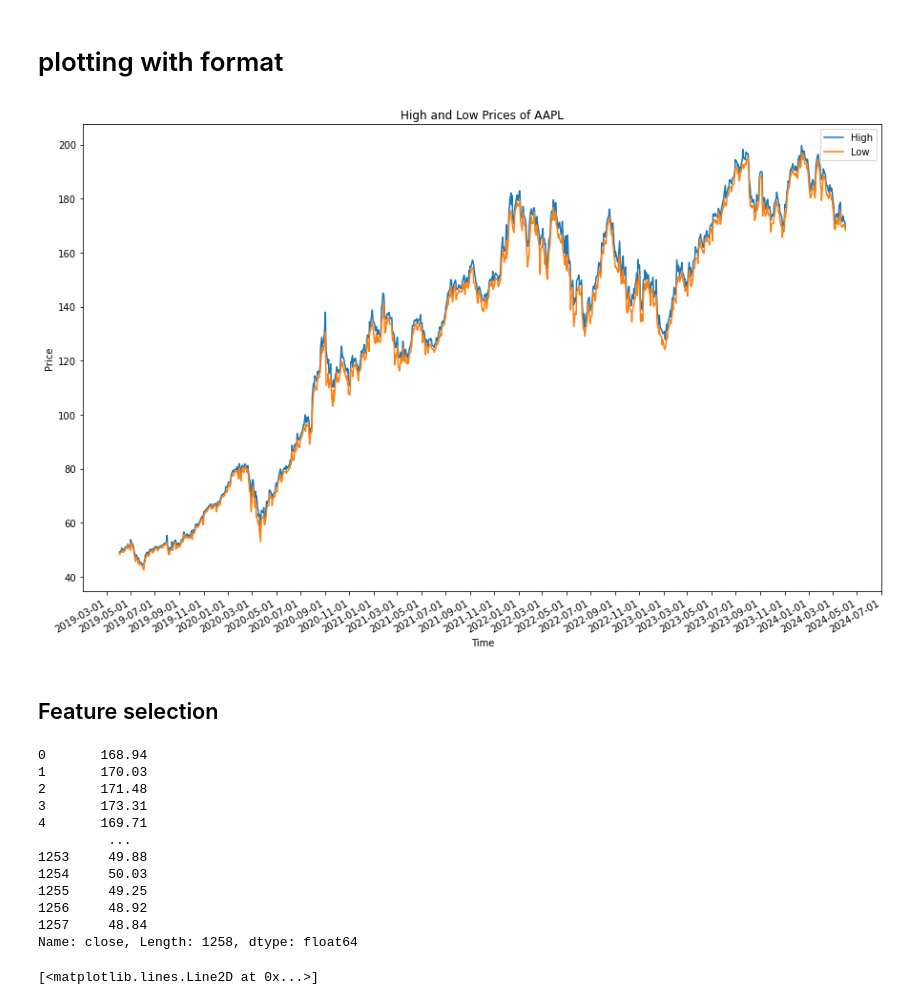
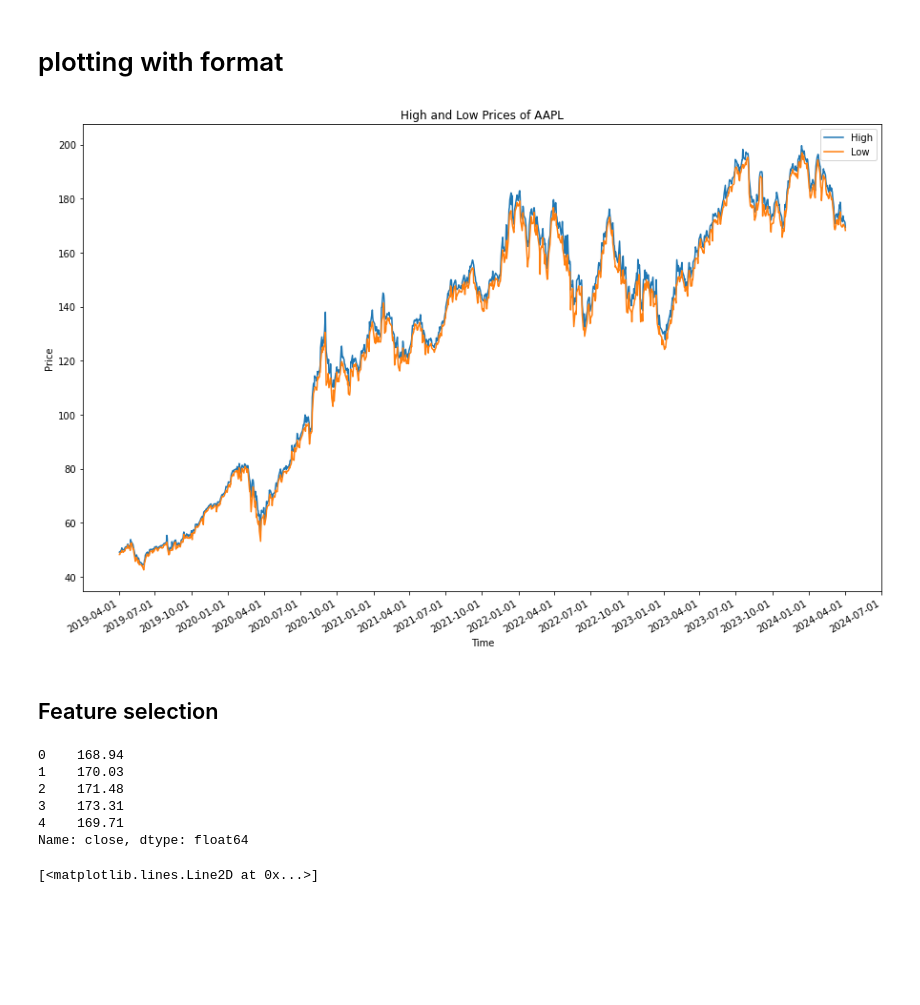
Before and after one commit to MabroorA/stocks-prediction-app, a Jupyter notebook: Machine-learning/Test-model2.ipynb, the cells around one changed output. Drawn from its saved outputs; the diff is of its cells as text; code cells hidden in the pictures; blank space fills up the shorter version.

```diff
--- a/Machine-learning/Test-model2.ipynb
+++ b/Machine-learning/Test-model2.ipynb
@@ -42,44 +42,39 @@ df.head()
 # %%
 
 
 # Plotting
 # Convert 'date' column to datetime
 df.index = pd.to_datetime(df.index)
 
 # Plotting
 plt.figure(figsize=(15, 10))
 plt.gca().xaxis.set_major_formatter(mdates.DateFormatter('%Y-%m-%d'))
-plt.gca().xaxis.set_major_locator(mdates.MonthLocator(interval=2))
+plt.gca().xaxis.set_major_locator(mdates.MonthLocator(interval=3))
 x_dates = df.index
 
 plt.plot(x_dates, df['high'], label='High')
 plt.plot(x_dates, df['low'], label='Low')
 plt.xlabel('Time')
 plt.ylabel('Price')
 plt.title('High and Low Prices of AAPL')
 plt.legend()
 plt.gcf().autofmt_xdate()
 plt.show()
 # %% [output]
-[figure, old version]
+[figure, new version]
 # %% [markdown]
 ## Feature selection
 # %%
 df1 = df.reset_index()['close']
-df1
+df1.head()
+## change in indefx has messed the rest of the program below
 # %% [output]
-0       168.94
-1       170.03
-2       171.48
-3       173.31
-4       169.71
-         ...
-1253     49.88
-1254     50.03
-1255     49.25
-1256     48.92
-1257     48.84
-Name: close, Length: 1258, dtype: float64
+0    168.94
+1    170.03
+2    171.48
+3    173.31
+4    169.71
+Name: close, dtype: float64
 # %%
 plt.plot(df1)
 # %% [output]
```
Also changed, not shown: parts of 2 cells of this notebook.
